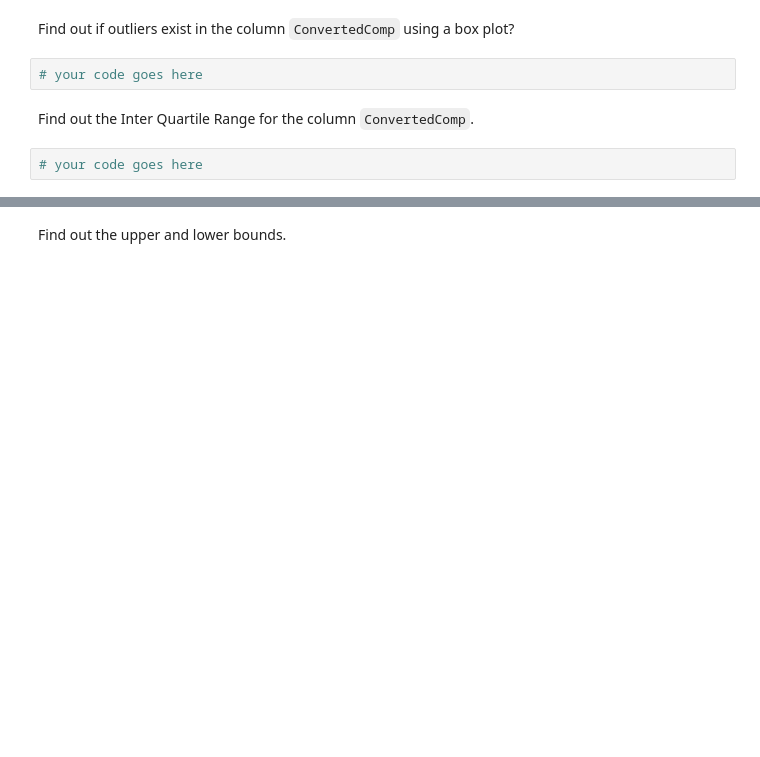
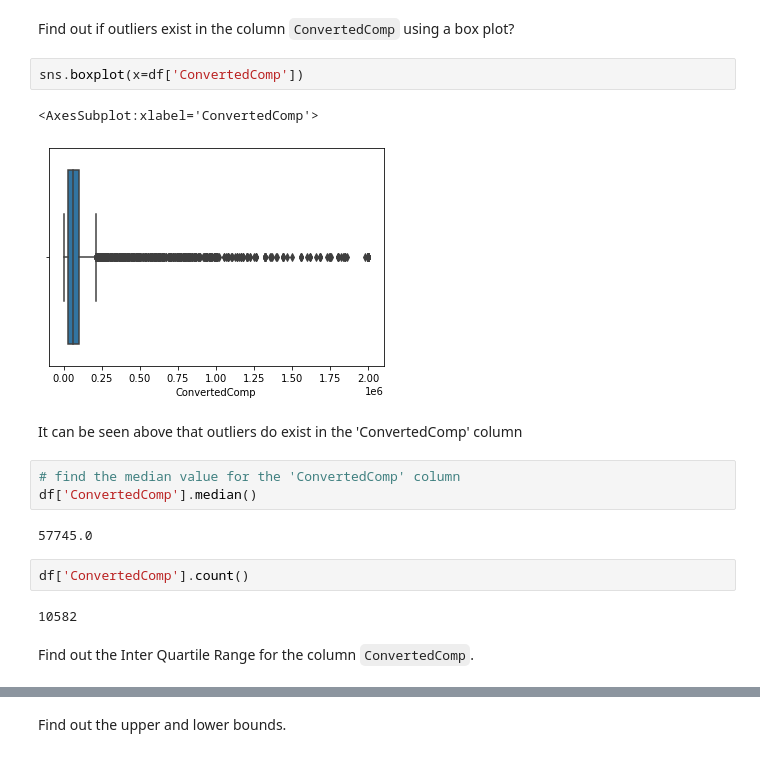
Before and after one commit to Andrew-Carlson/job_trends_analysis, a Jupyter notebook: exploratory_data_analysis.ipynb, the cells around one changed output, grey strips where cells are left out. Drawn from its saved outputs; the diff is of its cells as text; blank space fills up the shorter version.

```diff
--- a/exploratory_data_analysis.ipynb
+++ b/exploratory_data_analysis.ipynb
@@ -132,9 +140,21 @@ df['Age'].plot.hist(bins=bins)
 ### Finding outliers
 # %% [markdown]
 Find out if outliers exist in the column `ConvertedComp` using a box plot?
-# %%
-# your code goes here
+# %%
+sns.boxplot(x=df['ConvertedComp'])
+# %% [output]
+<AxesSubplot:xlabel='ConvertedComp'>
+[figure, added]
+# %% [markdown]
+It can be seen above that outliers do exist in the 'ConvertedComp' column
+# %%
+# find the median value for the 'ConvertedComp' column
+df['ConvertedComp'].median()
+# %% [output]
+57745.0
+# %%
+df['ConvertedComp'].count()
+# %% [output]
+10582
 # %% [markdown]
 Find out the Inter Quartile Range for the column `ConvertedComp`.
-# %%
-# your code goes here
```
Also changed, not shown: parts of 16 cells of this notebook.
